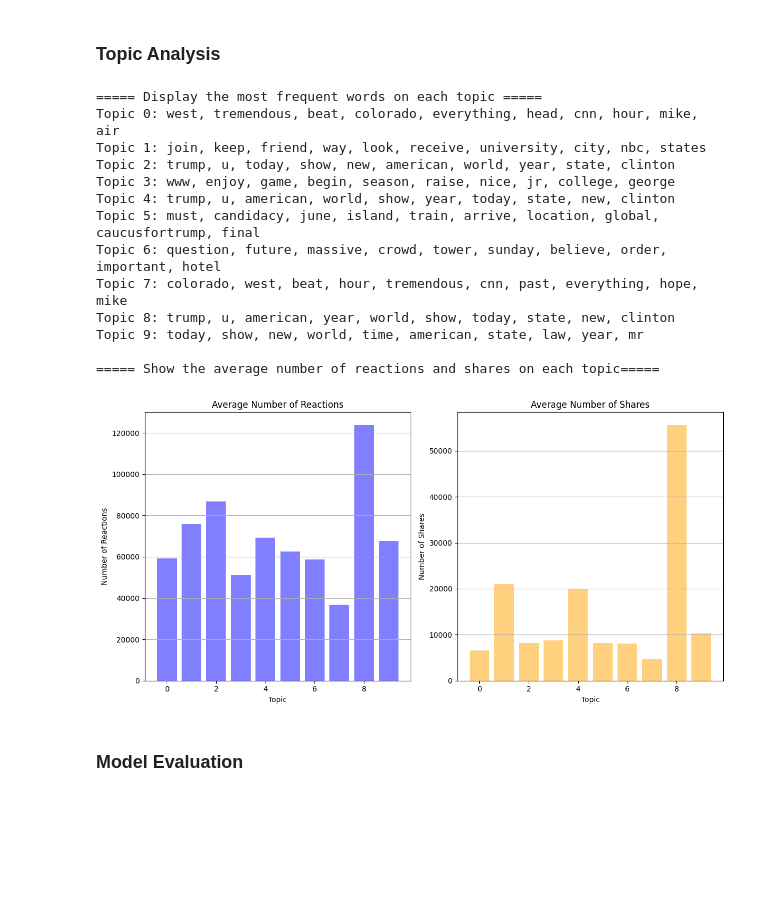
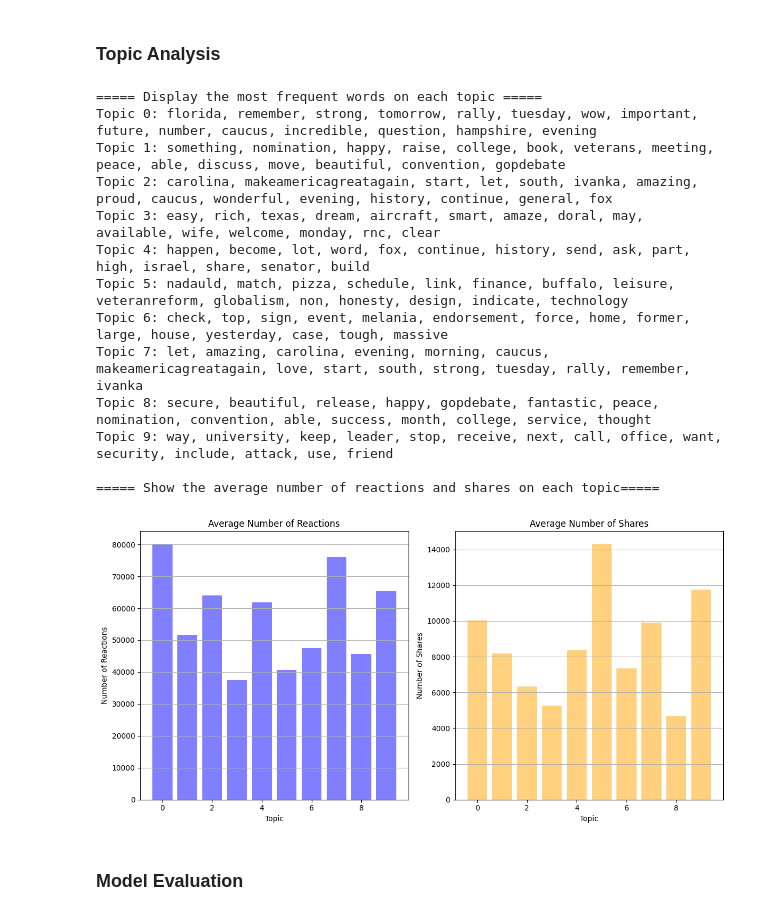
Before and after one commit to RanArino/Course_Projects, a Jupyter notebook: BDA600_SocialMediaAnalytics/Project/Project_Codes.ipynb, the cells around one changed output. Cells and saved outputs as stored; diff of their text form; code cells hidden in the pictures; blank space fills up the shorter version.

```diff
--- a/BDA600_SocialMediaAnalytics/Project/Project_Codes.ipynb
+++ b/BDA600_SocialMediaAnalytics/Project/Project_Codes.ipynb
@@ -136,13 +133,13 @@ dtype: float64
 data_ = data.dropna(subset=['status_message'])
 
 # Cleaning the texts
-def clean_texts(raw_texts: np.array):
+def clean_texts(raw_texts: np.array, arbitrary_remove_words: list = []):
     # define result
     result = []
 
     # set of stopwords
     stop_words = set(stopwords.words('english'))
-    stop_words.update({'cannot', 'com'})  # add more unnecessary words baed on observations
+    stop_words.update(set(arbitrary_remove_words))  # add more unnecessary words baed on observations
     # initialize tweet tokenizer
     tweet_tokenizer = TweetTokenizer()
     # set the lemmatizer
@@ -194,8 +191,8 @@ def clean_texts(raw_texts: np.array):
 
         # cleaning each sentence
         for w in lemma_token:
-            # if 'w' is one of stop words, skip to the next word
-            if w.lower() in stop_words:
+            # if 'w' is one of stop words or length of wrods are less than 3, skip to the next word
+            if w.lower() in stop_words or len(w) < 3:
                 continue
             # add words
             clean_sent += w.lower() + ' '
@@ -205,8 +202,10 @@ def clean_texts(raw_texts: np.array):
 
     return result
 
+# Define arbitrary removed words from observatinos
+remove_words = ['cannot', 'com']
 # Get the clean tweet data as list
-sent_list = clean_texts(np.array(data_['status_message'].values))
+sent_list = clean_texts(np.array(data_['status_message'].values), remove_words)
 
 # Identify the NaN value after preprocessing
 null_ids = [i for i, sent in enumerate(sent_list) if len(sent) == 0]
@@ -362,3 +247,28 @@ array([[-0.4308819 ,  0.4567209 ,  0.13189684, ..., -0.5202989 ,
+# %%
+# Convert word to vector
+def word_to_vector(corpus: list, cbow_model: Word2Vec):
+    # Define output; context representationas
+    context_reps = []
+
+    # Traverse each tweet
+    for tweet in corpus:
+        # Decine weights for each word in tweet
+        weights = np.ones(len(tweet))
+        # Collection of word vectors on each tweet
+        vectors = []
+        for word in tweet:
+            # Add converted word embeddings in the text to its vector representation
+            vectors.append(cbow_model.wv[word])
+
+        # Calculate the weighted average of word embeddings for each tweet.
+        avg_vec = np.mean(np.array([w * v for w, v in zip(weights, vectors)]), axis=0)
+        # Add to context representations
+        context_reps.append(avg_vec)
+
+    return np.array(context_reps)
+
+# Create tweet vectors for each text
+tweet_vec = word_to_vector(corpus, cbow_model)
 # %%
 # Specify 10 topics
 n_comps = 10
@@ -394,7 +304,7 @@ data_new = data_[['num_reactions', 'num_shares']].copy()
 # Assign the predicted topic as new column "topic"
 data_new['topic'] = topics
 
-def topic_analysis(df, cbow_model, gmm_model):
+def topic_analysis(df, cbow_model, gmm_model, top_freq_words=15):
     # Get unique words in corpus
     words = list(cbow_model.wv.key_to_index.keys())
     # Retrieve vector for each word
@@ -408,7 +318,7 @@ def topic_analysis(df, cbow_model, gmm_model):
     for i, topic_dist in enumerate(distances):
         sorted_indices = np.argsort(topic_dist)
         # Get top 10 words for the topic
-        topic_words[f'Topic {i}'] = [words[idx] for idx in sorted_indices[:10]]
+        topic_words[f'Topic {i}'] = [words[idx] for idx in sorted_indices[:top_freq_words]]
 
     print("===== Display the most frequent words on each topic =====")
     for topic, words in topic_words.items():
@@ -419,44 +329,44 @@ def topic_analysis(df, cbow_model, gmm_model):
     # Generate data frame
     df_v2 = df.groupby(['topic']).mean()
     # Display the result
     fig, ax = plt.subplots(1, 2, figsize=(12, 6))
 
     # Plotting num_reactions
     ax[0].bar(df_v2.index, df_v2['num_reactions'], color='blue', alpha=0.5)
     ax[0].set_title('Average Number of Reactions')
     ax[0].set_xlabel('Topic')
     ax[0].set_ylabel('Number of Reactions')
     ax[0].yaxis.grid(True)
 
     # Plotting num_shares
     ax[1].bar(df_v2.index, df_v2['num_shares'], color='orange', alpha=0.5)
     ax[1].set_title('Average Number of Shares')
     ax[1].set_xlabel('Topic')
     ax[1].set_ylabel('Number of Shares')
     ax[1].yaxis.grid(True)
 
     # Adjust the subplots to fit into the figure area.
     fig.tight_layout()
 
     # Display the plot
     fig.show()
 
 topic_analysis(data_new, cbow_model, gmm)
 # %% [output]
 ===== Display the most frequent words on each topic =====
-Topic 0: west, tremendous, beat, colorado, everything, head, cnn, hour, mike, air
-Topic 1: join, keep, friend, way, look, receive, university, city, nbc, states
-Topic 2: trump, u, today, show, new, american, world, year, state, clinton
-Topic 3: www, enjoy, game, begin, season, raise, nice, jr, college, george
-Topic 4: trump, u, american, world, show, year, today, state, new, clinton
-Topic 5: must, candidacy, june, island, train, arrive, location, global, caucusfortrump, final
-Topic 6: question, future, massive, crowd, tower, sunday, believe, order, important, hotel
-Topic 7: colorado, west, beat, hour, tremendous, cnn, past, everything, hope, mike
-Topic 8: trump, u, american, year, world, show, today, state, new, clinton
-Topic 9: today, show, new, world, time, american, state, law, year, mr
+Topic 0: florida, remember, strong, tomorrow, rally, tuesday, wow, important, future, number, caucus, incredible, question, hampshire, evening
+Topic 1: something, nomination, happy, raise, college, book, veterans, meeting, peace, able, discuss, move, beautiful, convention, gopdebate
+Topic 2: carolina, makeamericagreatagain, start, let, south, ivanka, amazing, proud, caucus, wonderful, evening, history, continue, general, fox
+Topic 3: easy, rich, texas, dream, aircraft, smart, amaze, doral, may, available, wife, welcome, monday, rnc, clear
+Topic 4: happen, become, lot, word, fox, continue, history, send, ask, part, high, israel, share, senator, build
+Topic 5: nadauld, match, pizza, schedule, link, finance, buffalo, leisure, veteranreform, globalism, non, honesty, design, indicate, technology
+Topic 6: check, top, sign, event, melania, endorsement, force, home, former, large, house, yesterday, case, tough, massive
+Topic 7: let, amazing, carolina, evening, morning, caucus, makeamericagreatagain, love, start, south, strong, tuesday, rally, remember, ivanka
+Topic 8: secure, beautiful, release, happy, gopdebate, fantastic, peace, nomination, convention, able, success, month, college, service, thought
+Topic 9: way, university, keep, leader, stop, receive, next, call, office, want, security, include, attack, use, friend
 
 ===== Show the average number of reactions and shares on each topic=====
-[figure, old version]
+[figure, new version]
 # %% [markdown]
 ### Model Evaluation
 # %%
```
Also changed, not shown: parts of 11 cells of this notebook, 2 other files.
